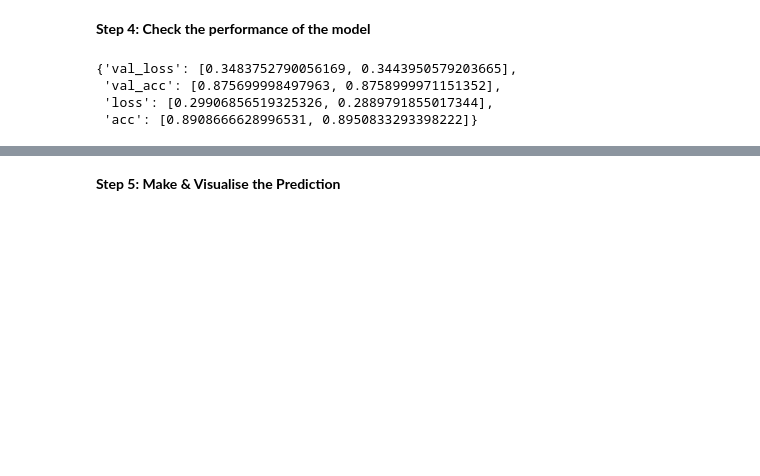
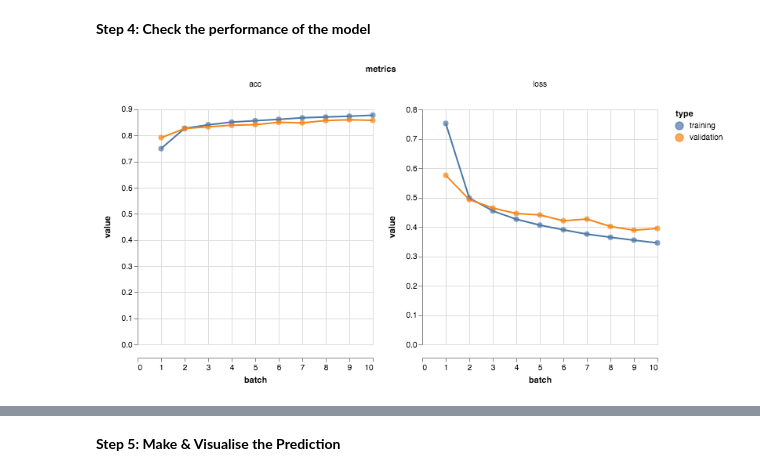
Before and after one commit to amitkaps/deep-learning, a Jupyter notebook: 002-MLP-Fashion.ipynb, the cells around one changed output, grey strips where cells are left out. Cells and saved outputs as stored; diff of their text form; code cells hidden in the pictures; blank space fills up the shorter version.

```diff
--- a/002-MLP-Fashion.ipynb
+++ b/002-MLP-Fashion.ipynb
@@ -105,7 +97,8 @@ y_test_class = to_categorical(y_test, 10)
 from keras import Sequential
 from keras.layers import Dense, Activation
 # %%
-model_single_dl = Sequential()
-model_single_dl.add(Dense(512, activation='relu', input_shape=(28 * 28,)))
-model_single_dl.add(Dense(10, activation='softmax'))
+model_mlp = Sequential()
+model_mlp.add(Dense(100, activation='relu', input_shape=(28 * 28,)))
+model_mlp.add(Dense(50, activation='relu'))
+model_mlp.add(Dense(10, activation='softmax'))
 # %%
@@ -125,4 +120,4 @@ _________________________________________________________________
 # %% [markdown]
 **Step 3: Compile and fit the model**
 # %%
-model_single_dl.compile(loss='categorical_crossentropy', optimizer="sgd", metrics=['accuracy'])
+model_mlp.compile(loss='categorical_crossentropy', optimizer="sgd", metrics=['accuracy'])
@@ -151,6 +124,5 @@ Type:      method
 # %%
 %%time
-history = model_single_dl.fit(x_train_flatten, y_train_class, batch_size=20, epochs=2, verbose=1,
-                    validation_data=(x_test_flatten, y_test_class),
-                    callbacks=[tbCallBack])
+mlp_output = model_mlp.fit(x_train_flatten, y_train_class, epochs=10, verbose=0,
+                    validation_data=(x_test_flatten, y_test_class))
 # %% [output]
@@ -164,10 +131,9 @@ Wall time: 16.9 s
 # %% [markdown]
 **Step 4: Check the performance of the model**
-# %%
-history.history
-# %% [output]
-{'val_loss': [0.3483752790056169, 0.3443950579203665],
- 'val_acc': [0.875699998497963, 0.8758999971151352],
- 'loss': [0.29906856519325326, 0.2889791855017344],
- 'acc': [0.8908666628996531, 0.8950833293398222]}
+# %%
+mlp_metrics = mlp_output.history
+# %%
+vis.metrics(mlp_metrics)
+# %% [output]
+[figure, added]
 # %%
```
Also changed, not shown: parts of 38 cells of this notebook, 8 other files.
